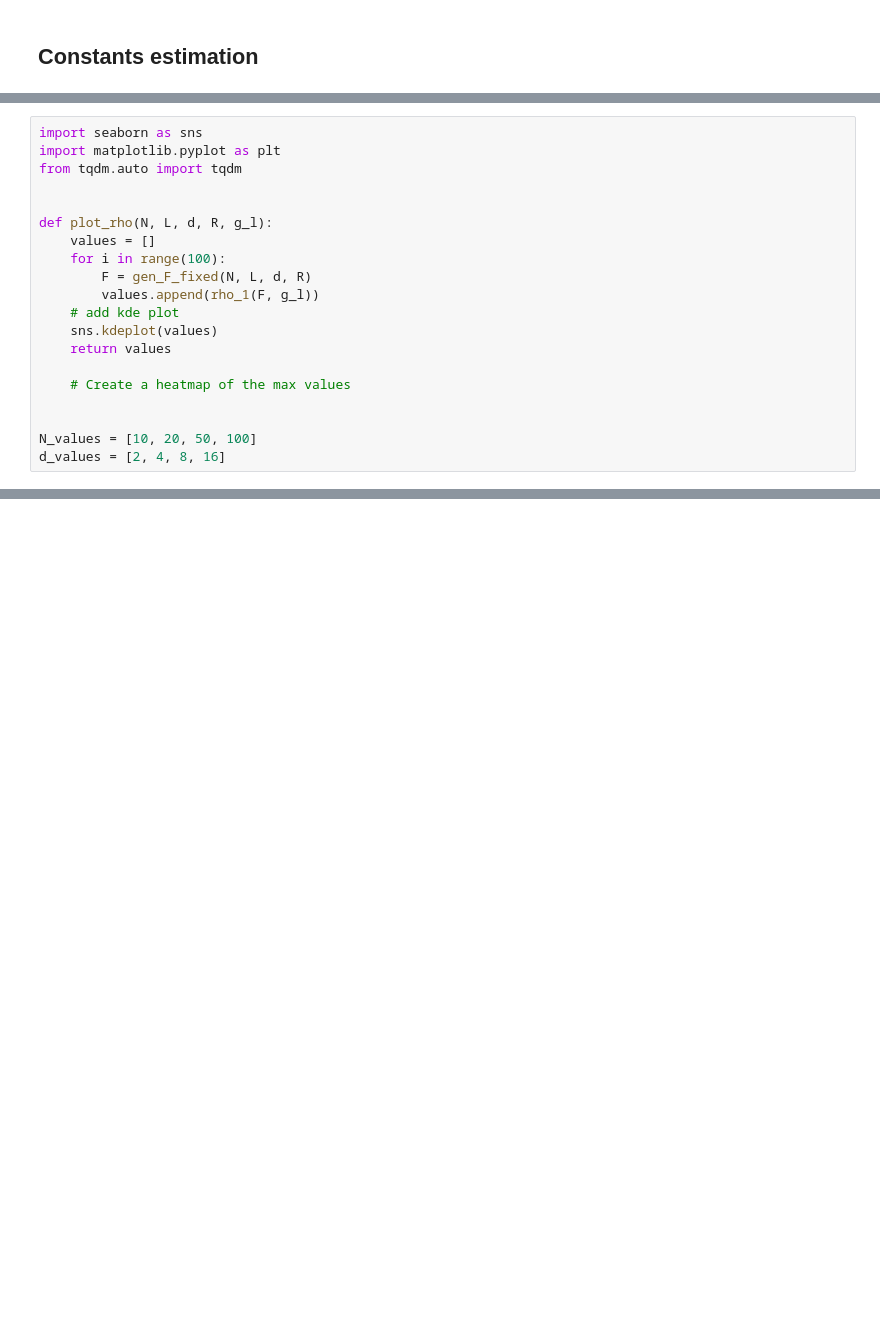
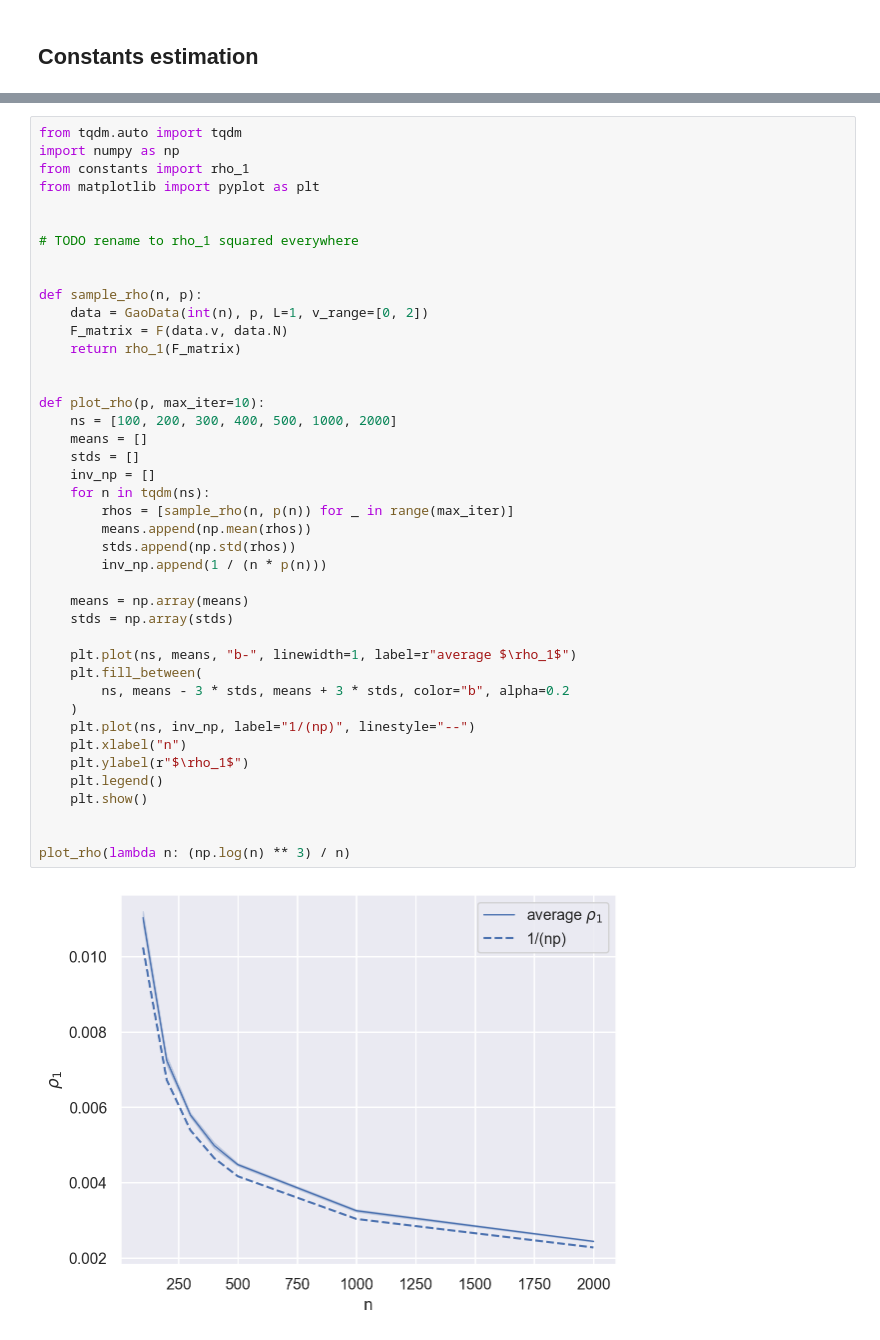
Before and after one commit to PankevichSergey/btl, a Jupyter notebook: exp.ipynb, the cells around one changed output, grey strips where cells are left out. Drawn from its saved outputs; the diff is of its cells as text; blank space fills up the shorter version.

Commit message:
add todo and refactor

```diff
--- a/exp.ipynb
+++ b/exp.ipynb
@@ -309,20 +273,0 @@ plot_rho()
-# %%
-import seaborn as sns
-import matplotlib.pyplot as plt
-from tqdm.auto import tqdm
-
-
-def plot_rho(N, L, d, R, g_l):
-    values = []
-    for i in range(100):
-        F = gen_F_fixed(N, L, d, R)
-        values.append(rho_1(F, g_l))
-    # add kde plot
-    sns.kdeplot(values)
-    return values
-
-    # Create a heatmap of the max values
-
-
-N_values = [10, 20, 50, 100]
-d_values = [2, 4, 8, 16]
@@ -398,0 +338,44 @@ Text(50.722222222222214, 0.5, 'gl values')
+# %%
+from tqdm.auto import tqdm
+import numpy as np
+from constants import rho_1
+from matplotlib import pyplot as plt
+
+
+# TODO rename to rho_1 squared everywhere
+
+
+def sample_rho(n, p):
+    data = GaoData(int(n), p, L=1, v_range=[0, 2])
+    F_matrix = F(data.v, data.N)
+    return rho_1(F_matrix)
+
+
+def plot_rho(p, max_iter=10):
+    ns = [100, 200, 300, 400, 500, 1000, 2000]
+    means = []
+    stds = []
+    inv_np = []
+    for n in tqdm(ns):
+        rhos = [sample_rho(n, p(n)) for _ in range(max_iter)]
+        means.append(np.mean(rhos))
+        stds.append(np.std(rhos))
+        inv_np.append(1 / (n * p(n)))
+
+    means = np.array(means)
+    stds = np.array(stds)
+
+    plt.plot(ns, means, "b-", linewidth=1, label=r"average $\rho_1$")
+    plt.fill_between(
+        ns, means - 3 * stds, means + 3 * stds, color="b", alpha=0.2
+    )
+    plt.plot(ns, inv_np, label="1/(np)", linestyle="--")
+    plt.xlabel("n")
+    plt.ylabel(r"$\rho_1$")
+    plt.legend()
+    plt.show()
+
+
+plot_rho(lambda n: (np.log(n) ** 3) / n)
+# %% [output]
+[figure, added]
```
Also changed, not shown: parts of 10 cells of this notebook, 3 other files.
